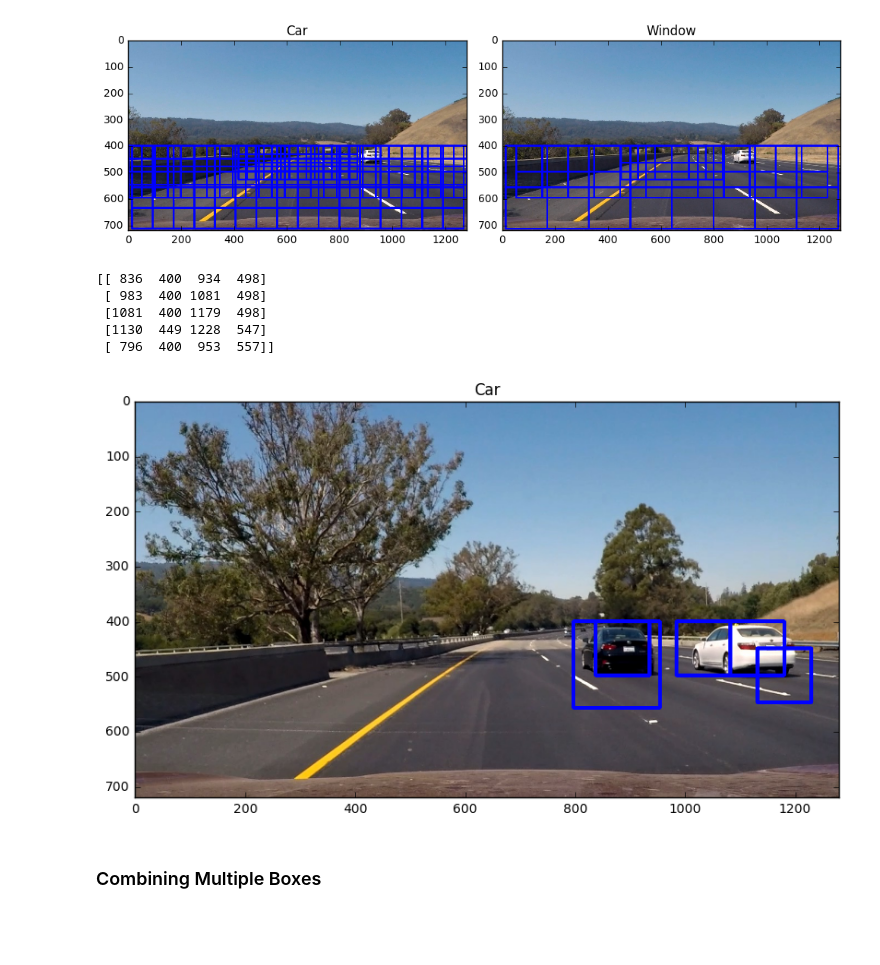
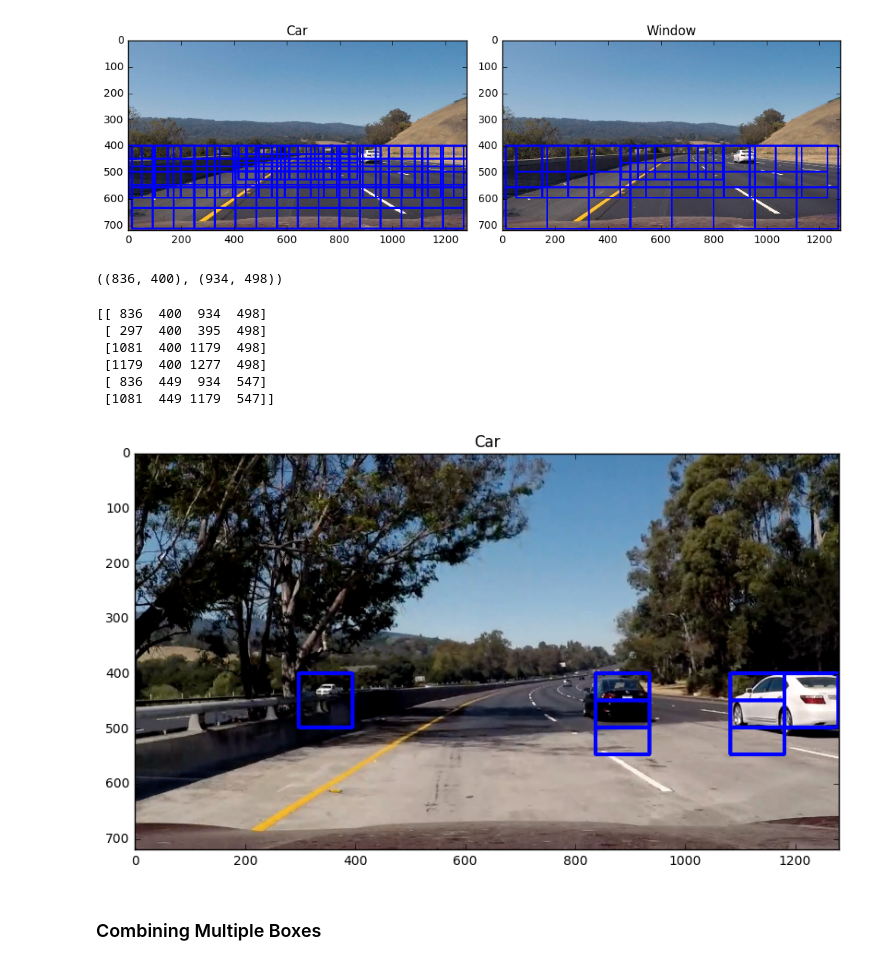
Before and after one commit to WuStangDan/Project-05-Vehicle-Detection-and-Tracking, a Jupyter notebook: proj5-DAS.ipynb, the cells around one changed output. Drawn from its saved outputs; the diff is of its cells as text; code cells hidden in the pictures; blank space fills up the shorter version.

```diff
--- a/proj5-DAS.ipynb
+++ b/proj5-DAS.ipynb
@@ -395,44 +395,48 @@ debug_img()
 [figure]
 [figure]
 # %%
-img = mpimg.imread('CarND-Vehicle-Detection/test_images/test6.jpg')
-img2 = mpimg.imread('CarND-Vehicle-Detection/test_images/test6.jpg')
+locationimage = 'CarND-Vehicle-Detection/test_images/test5.jpg'
+img = mpimg.imread(locationimage)
+img2 = mpimg.imread(locationimage)
 windows = slide_window(img,0.5)
 
 b = None
 for i in range(len(windows)):
     newimg = crop_resize(img, windows[i])
     #a = linsvc.predict(hog_features(newimg, 'yuv', 0).reshape(1, -1))
     feat = np.append(hog_features(newimg, 'yuv', 0), hog_features(newimg, 'hsv', 2))
     #feat2 = np.append(feat, hog_features(newimg, 'hls', 1))
     #c = x_scaler.transform(d)
     a = linsvc.predict(feat.reshape(1,-1))
     if a == 1:
         if b == None:
             temp = np.hstack(windows[i])
+            print(windows[i])
             b = temp
             img2 = draw_boxes(img2, windows[i:i+1])
         else:
             temp = np.hstack(windows[i])
             img2 = draw_boxes(img2, windows[i:i+1])
             b = np.vstack((b, temp)).astype(int)
 
 print(b)
 
 
 
 fig = plt.figure(figsize=(10,5))
 plt.imshow(img2)
 plt.title('Car')
 plt.tight_layout()
 plt.show()
 # %% [output]
-[[ 836  400  934  498]
- [ 983  400 1081  498]
- [1081  400 1179  498]
- [1130  449 1228  547]
- [ 796  400  953  557]]
+((836, 400), (934, 498))
+[[ 836  400  934  498]
+ [ 297  400  395  498]
+ [1081  400 1179  498]
+ [1179  400 1277  498]
+ [ 836  449  934  547]
+ [1081  449 1179  547]]
-[figure, old version]
+[figure, new version]
 # %% [markdown]
 ### Combining Multiple Boxes
 # %%
```
Also changed, not shown: parts of 7 cells of this notebook.
